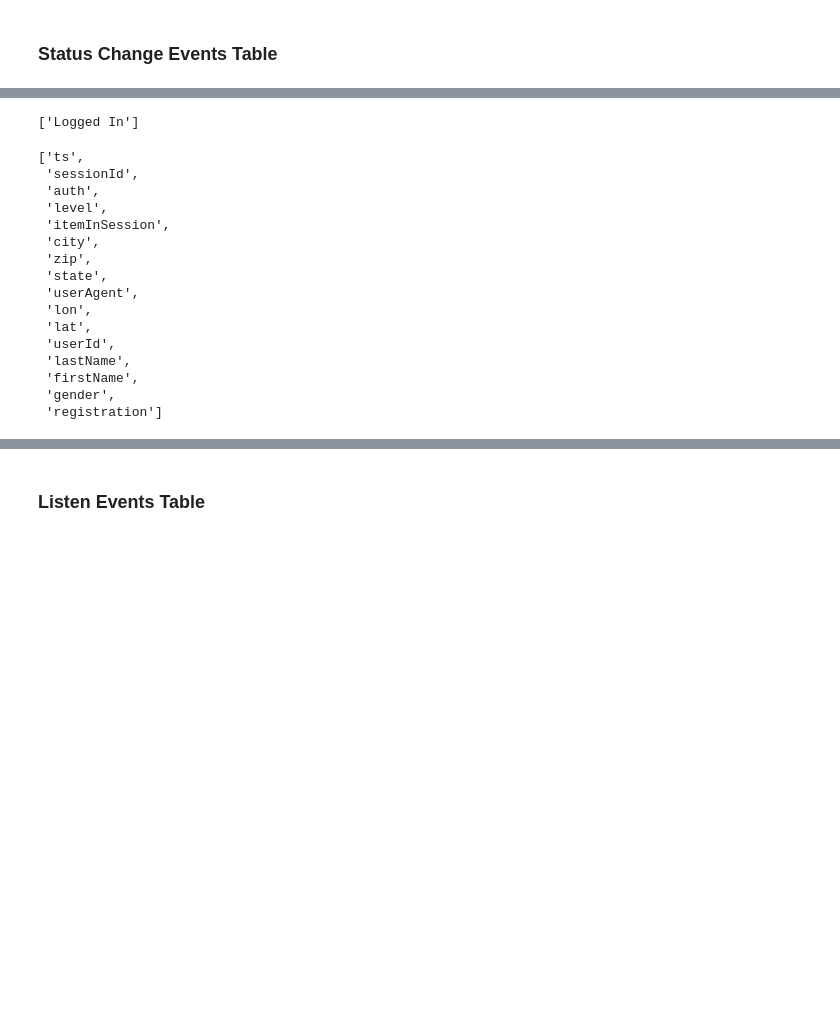
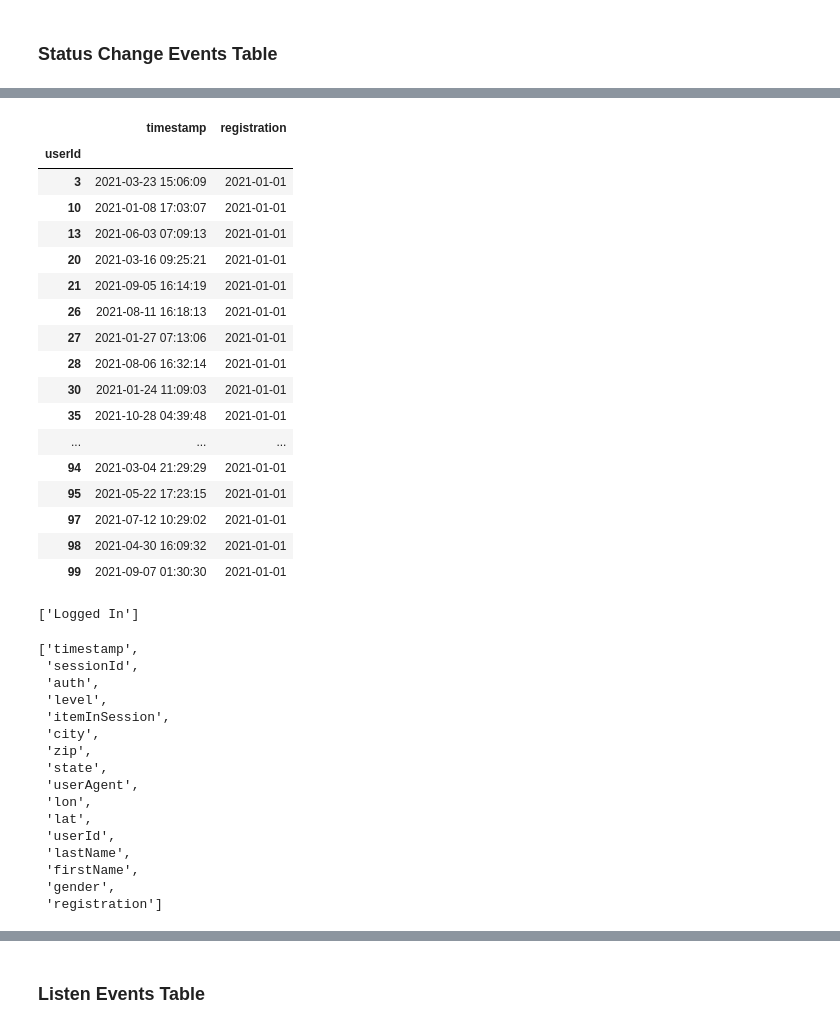
Before and after one commit to lupusruber/music_analytics, a Jupyter notebook: notebooks/tests.ipynb, the cells around one changed output, grey strips where cells are left out. Saved outputs shown, nothing was run; the diff lists cells and outputs as text; code cells hidden in the pictures; blank space fills up the shorter version.

```diff
--- a/notebooks/tests.ipynb
+++ b/notebooks/tests.ipynb
@@ -249,15 +311,16 @@ page_view.query('userId == 6940 and ts == "2021-03-18 17:00:05"')
 # %% [markdown]
 ### Status Change Events Table
 # %%
+import pandas as pd
+
 status_change = pd.read_csv(
     "/home/lupusruber/music_analytics/data/status_change_events.csv"
 )
 
 status_change.rename({"ts": "timestamp"}, axis=1, inplace=True)
-status_change.drop(["Unnamed: 0"], inplace=True, axis=1)
 
 status_change["timestamp"] = pd.to_datetime(status_change["timestamp"], unit="ms")
 status_change["registration"] = pd.to_datetime(status_change["registration"], unit="ms")
 
-status_change.sample(3)
+status_change["registration"].max()
 # %% [output]
@@ -268,3 +342,24 @@ status_change.sample(3)
+# %%
+status_change.groupby("userId").aggregate({"timestamp": "min", "registration": "min"})
+# %% [output]
+|  | timestamp | registration |
+| userId |  |  |
+| 3 | 2021-03-23 15:06:09 | 2021-01-01 |
+| 10 | 2021-01-08 17:03:07 | 2021-01-01 |
+| 13 | 2021-06-03 07:09:13 | 2021-01-01 |
+| 20 | 2021-03-16 09:25:21 | 2021-01-01 |
+| 21 | 2021-09-05 16:14:19 | 2021-01-01 |
+| 26 | 2021-08-11 16:18:13 | 2021-01-01 |
+| 27 | 2021-01-27 07:13:06 | 2021-01-01 |
+| 28 | 2021-08-06 16:32:14 | 2021-01-01 |
+| 30 | 2021-01-24 11:09:03 | 2021-01-01 |
+| 35 | 2021-10-28 04:39:48 | 2021-01-01 |
+| ... | ... | ... |
+| 94 | 2021-03-04 21:29:29 | 2021-01-01 |
+| 95 | 2021-05-22 17:23:15 | 2021-01-01 |
+| 97 | 2021-07-12 10:29:02 | 2021-01-01 |
+| 98 | 2021-04-30 16:09:32 | 2021-01-01 |
+| 99 | 2021-09-07 01:30:30 | 2021-01-01 |
 # %%
 status_change["auth"].unique().tolist()
 # %% [output]
@@ -272,7 +367,7 @@ status_change["auth"].unique().tolist()
 # %%
 status_change.columns.tolist()
 # %% [output]
-['ts',
+['timestamp',
  'sessionId',
  'auth',
  'level',
```
Also changed, not shown: parts of 37 cells of this notebook, 14 other files.
